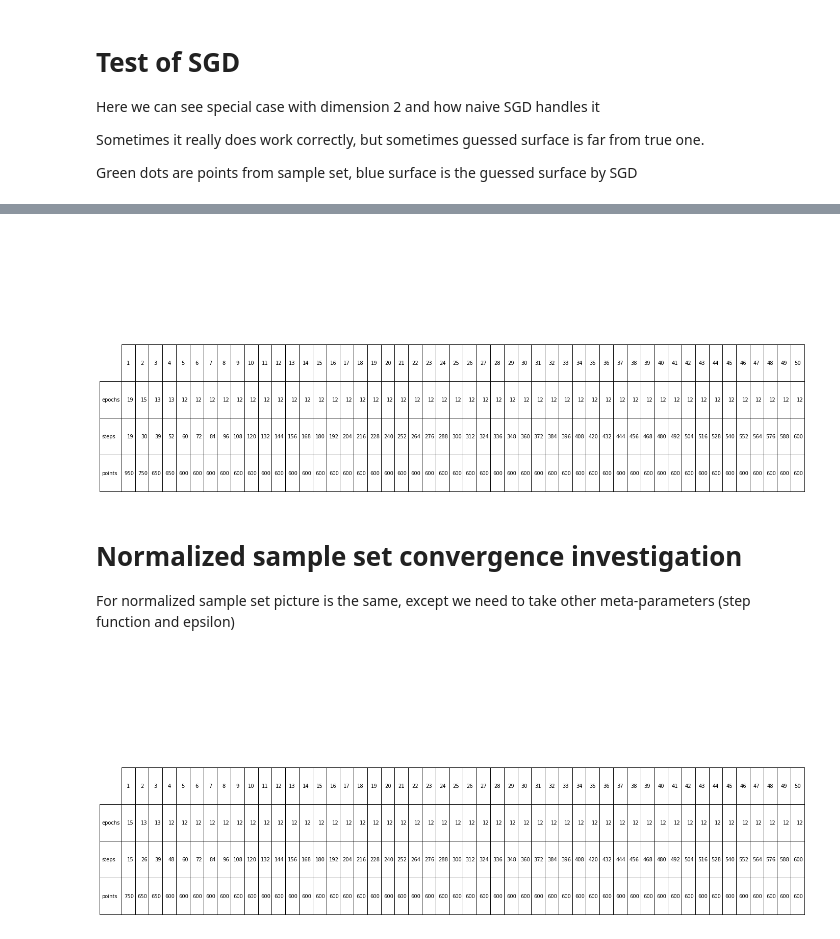
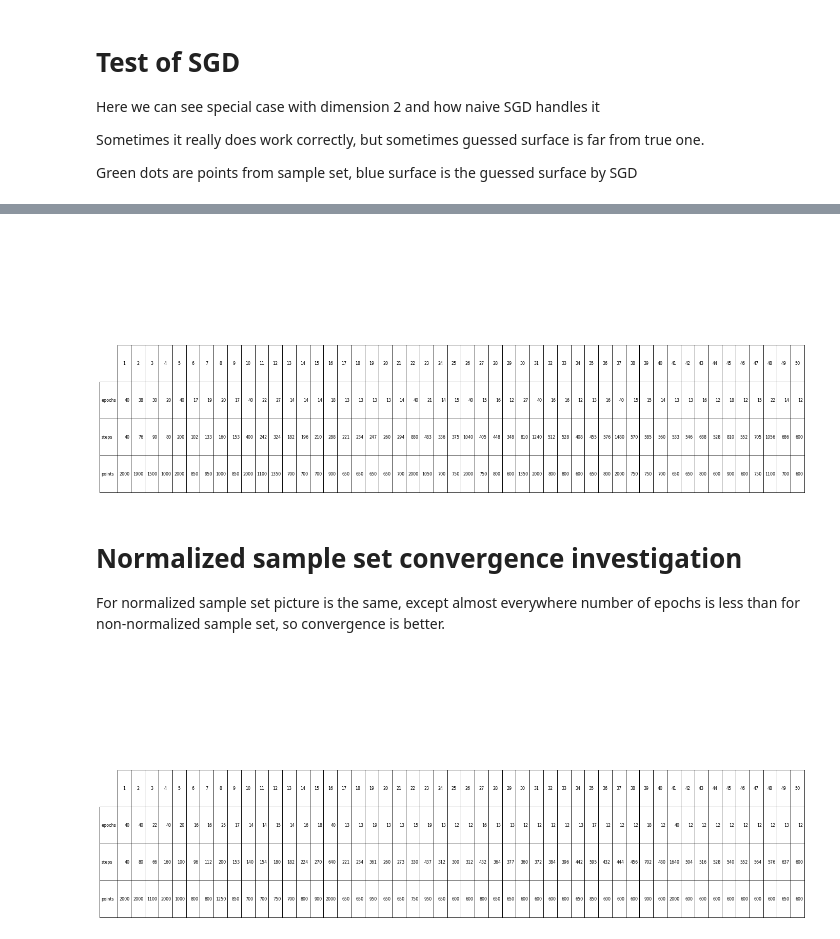
Before and after one commit to YuriNeverov/Optimization-Methods-Gradient-Descent, a Jupyter notebook: StochasticGradientDescent.ipynb, the cells around one changed output, grey strips where cells are left out. Saved outputs shown, nothing was run; the diff lists cells and outputs as text; code cells hidden in the pictures.

```diff
--- a/StochasticGradientDescent.ipynb
+++ b/StochasticGradientDescent.ipynb
@@ -57,9 +57,12 @@ def sgd_linear_regression(
   moving_average_min = 10
   moving_average_deque = collections.deque()
   moving_average_sum = 0
-  Xs = sample_set.Xs
+  Xs = sample_set.Xs.copy()
+
   if normalize:
-    Xs = Xs / Xs.max(axis=0)
+    Xs_min = Xs[:, 1:].min(axis=0)
+    Xs_max = Xs[:, 1:].max(axis=0)
+    Xs[:, 1:] = (Xs[:, 1:] - Xs_min) / (Xs_max - Xs_min)
 
 
   for epoch in range(max_epoch):
@@ -265,38 +266,38 @@ as well as number of points evaluated, yet number of steps is increasing.
 # %%
 def convergence_investigation():
   sample_size = 50
   x_dim = 10
   const_bound = 20
   bounds = np.array([5 * i for i in range(1, 11)])
 
   sample_set, w_true = generate_samples(sample_size, x_dim, NoiseLevel(NoiseLevel.NoiseKind.UNIFORM, 0.2, 0.2), const_bound, bounds)
 
-  step_fun = SteppingFunction(lambda prev_x, step_num: 0.001 ** ((1 + step_num) // 2))
+  step_fun = SteppingFunction(lambda prev_x, step_num: 0.001 ** ((1 + step_num) // 5))
   # step_fun = SteppingFunction(lambda prev_x, step_num: float(0.05 / np.sqrt(step_num)))
   stats = []
   col_labels = []
 
   for batch_size in range(1, sample_size + 1):
-    sgd_path, stat = sgd_linear_regression(sample_set, 40, 0.0001, batch_size, step_fun)
+    sgd_path, stat = sgd_linear_regression(sample_set, 40, 0.000001, batch_size, step_fun)
     stats.append([stat.total_epochs, stat.total_steps, stat.total_points])
     col_labels.append(batch_size)
 
   stats = np.array(stats).transpose()
   fig, ax = plt.subplots()
   ax.set_axis_off()
   tbl = ax.table(stats, rowLabels=["epochs", "steps", "points"], colLabels=col_labels)
   tbl.scale(4, 6)
   plt.show()
 
 
 convergence_investigation()
 # %% [output]
-[figure, old version]
+[figure, new version]
 # %% [markdown]
 # Normalized sample set convergence investigation
 
-For normalized sample set picture is the same, except we need to take other
-meta-parameters (step function and epsilon)
+For normalized sample set picture is the same, except almost everywhere number
+of epochs is less than for non-normalized sample set, so convergence is better.
 # %%
 def convergence_investigation_normalized():
   sample_size = 50
@@ -306,12 +307,12 @@ def convergence_investigation_normalized():
 
   sample_set, w_true = generate_samples(sample_size, x_dim, NoiseLevel(NoiseLevel.NoiseKind.UNIFORM, 0.2, 0.2), const_bound, bounds)
 
-  step_fun = SteppingFunction(lambda prev_x, step_num: 0.001 ** ((1 + step_num) // 2))
+  step_fun = SteppingFunction(lambda prev_x, step_num: 0.001 ** ((1 + step_num) // 5))
   stats = []
   col_labels = []
 
   for batch_size in range(1, sample_size + 1):
-    sgd_path, stat = sgd_linear_regression(sample_set, 40, 0.0001, batch_size, step_fun, normalize=True)
+    sgd_path, stat = sgd_linear_regression(sample_set, 40, 0.0000001, batch_size, step_fun, normalize=True)
     stats.append([stat.total_epochs, stat.total_steps, stat.total_points])
     col_labels.append(batch_size)
 
@@ -325,4 +326,4 @@ def convergence_investigation_normalized():
 
 convergence_investigation_normalized()
 # %% [output]
-[figure, old version]
+[figure, new version]
```
Also changed, not shown: parts of 5 cells of this notebook.
